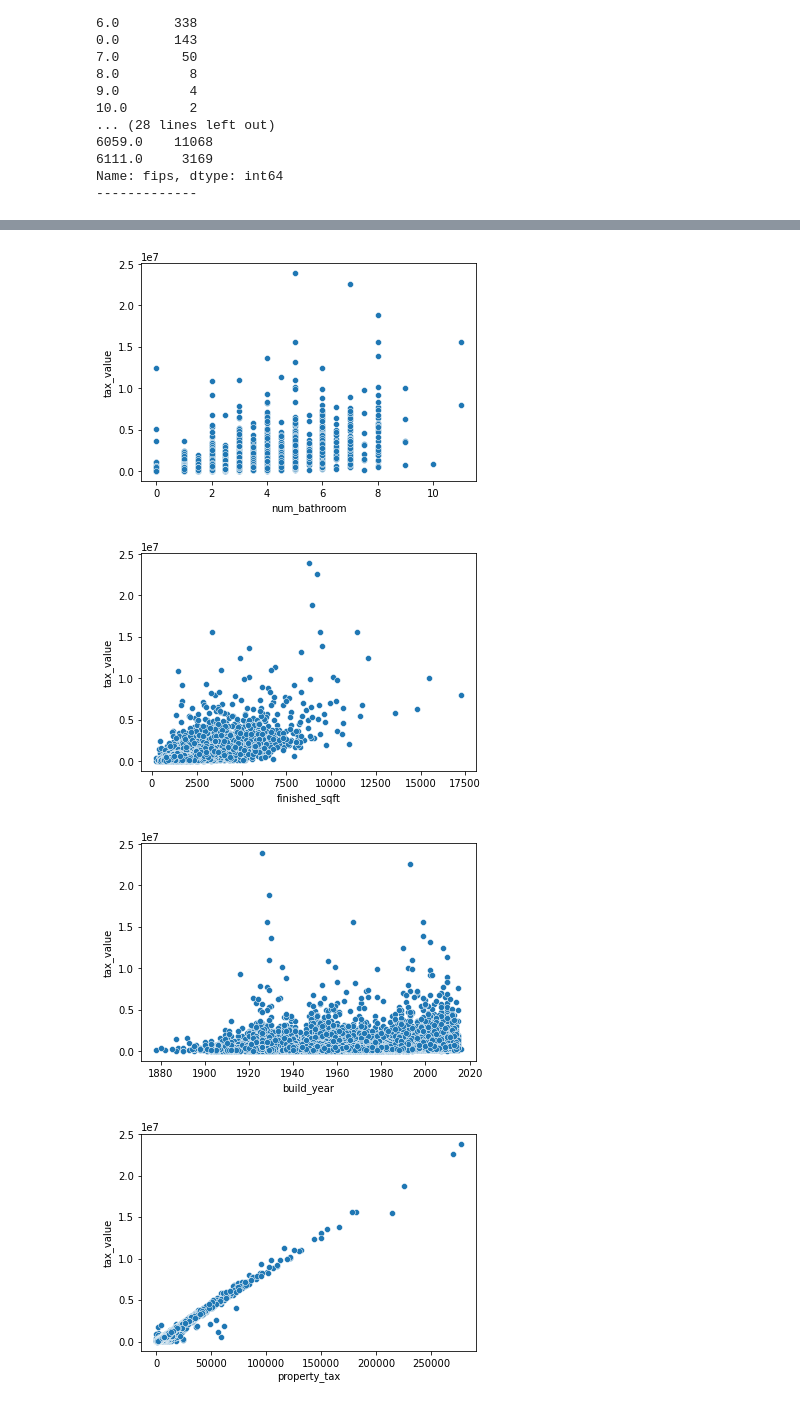
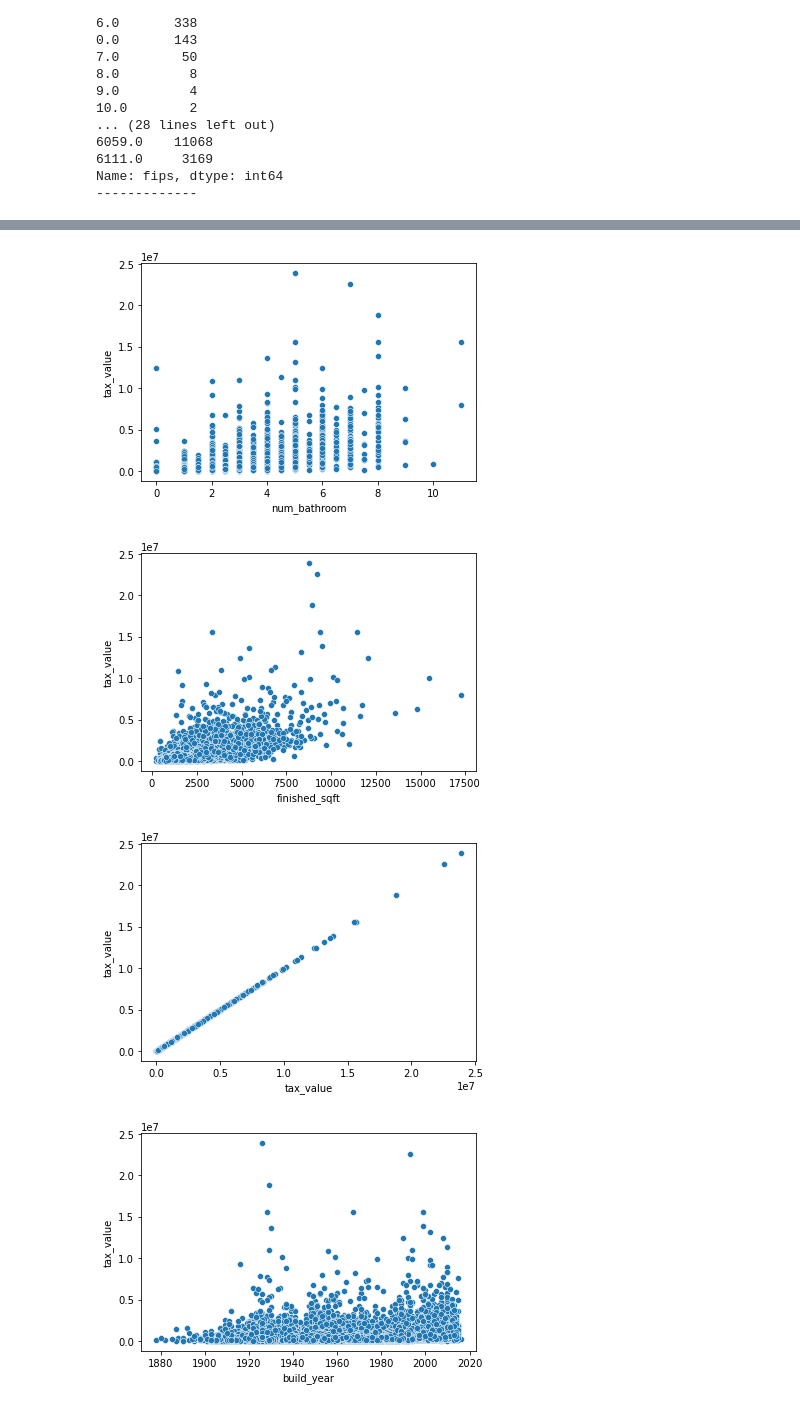
Before and after one commit to DesireeMcElroy/zillow-regression-project, a Jupyter notebook: zillow.ipynb, the cells around one changed output, grey strips where cells are left out. Drawn from its saved outputs; the diff is of its cells as text; code cells hidden in the pictures.

```diff
--- a/zillow.ipynb
+++ b/zillow.ipynb
@@ -81,3 +54,0 @@ dtype: int64
-# %%
-df.drop_duplicates(inplace=True)
-df.shape
@@ -85,0 +55,3 @@ df.shape
+# %%
+# let's put the data we just obtained
+df = wrangle.clean_zillow(df)
@@ -98,5 +108 @@ parcelid         38226
 dtype: int64
-# %%
-# now that we've been able to drop any houses with duplicate parcel ids, we can drop the column
-df.drop(columns='parcelid', inplace=True)
-df.describe().T
@@ -130,15 +127,6 @@ num_bedroom
 6111.0     3169
 Name: fips, dtype: int64
 -------------
-# %%
-df['fips'] = df['fips'].astype(str)
-df.loc[df['fips'].str[0] == '6','State'] = 'California'
-df.loc[df['fips'].str.contains('111'),'County'] = 'Ventura'
-df.loc[df['fips'].str.contains('037'),'County'] = 'Los Angeles'
-df.loc[df['fips'].str.contains('059'),'County'] = 'Orange'
-df['fips'] = df['fips'].astype(float)
-
-df['tax_rate'] = (df['property_tax']/df['tax_value'] * 100)
 # %%
 df.head()
 # %% [output]
@@ -149,12 +137,12 @@ df.head()
 | 3 | 3.0 | 2.0 | 1766.0 | 810694.0 | 1980.0 | 9407.01 | 6037.0 | California | ... |
 | 4 | 2.0 | 1.0 | 1421.0 | 35606.0 | 1911.0 | 543.69 | 6037.0 | California | ... |
 # %%
-# visualize outliers
-cols = df.drop(columns=['tax_value', 'fips'])
+# visualize outliers of my numeric columns
+cols = df.drop(columns=['fips', 'state', 'county'])
 explore.scatterplot(cols, df.tax_value, df)
 # %% [output]
 [figure]
 [figure]
 [figure]
-[figure, old version]
+[figure, new version]
-[figure, old version]
+[figure, new version]
```
Also changed, not shown: parts of 19 cells of this notebook.
